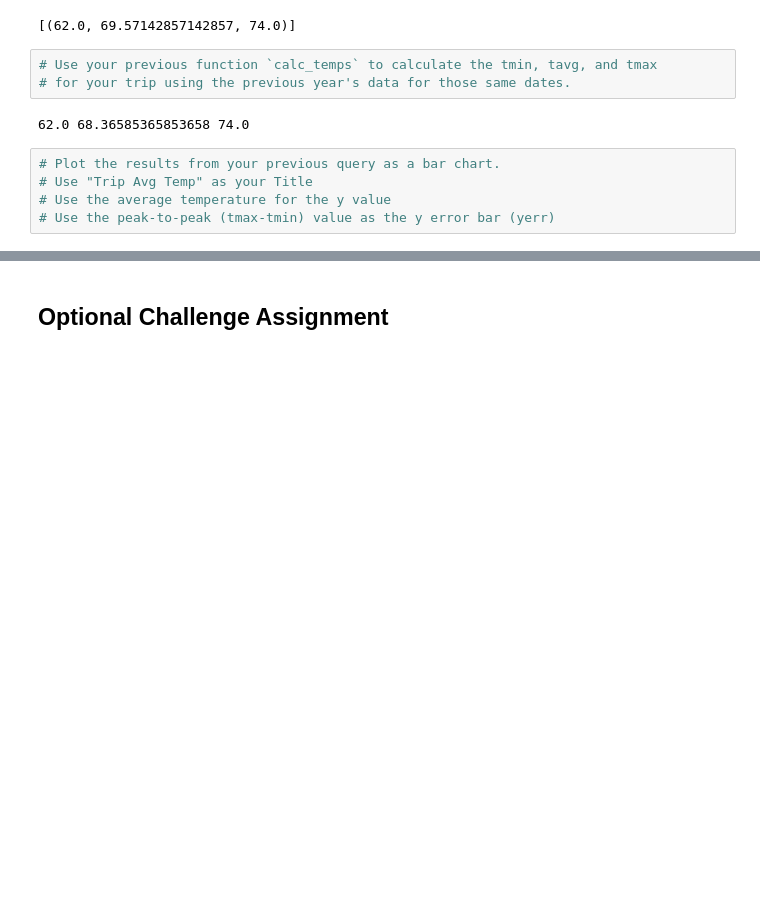
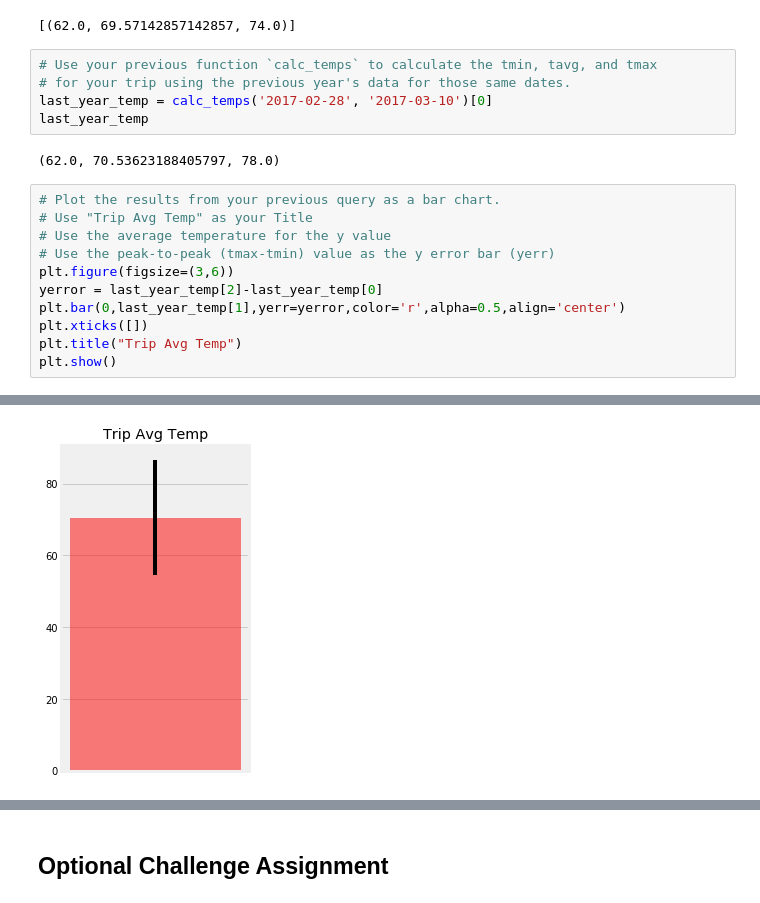
Before and after one commit to vgangaprasad/SQLalchemy-Challenge, a Jupyter notebook: climate_analysis.ipynb, the cells around one changed output, grey strips where cells are left out. Saved outputs shown, nothing was run; the diff lists cells and outputs as text; blank space fills up the shorter version.

```diff
--- a/climate_analysis.ipynb
+++ b/climate_analysis.ipynb
@@ -162,11 +187,19 @@ print(calc_temps('2012-02-28', '2012-03-05'))
 # %%
 # Use your previous function `calc_temps` to calculate the tmin, tavg, and tmax
 # for your trip using the previous year's data for those same dates.
+last_year_temp = calc_temps('2017-02-28', '2017-03-10')[0]
+last_year_temp
 # %% [output]
-62.0 68.36585365853658 74.0
+(62.0, 70.53623188405797, 78.0)
 # %%
 # Plot the results from your previous query as a bar chart.
 # Use "Trip Avg Temp" as your Title
 # Use the average temperature for the y value
 # Use the peak-to-peak (tmax-tmin) value as the y error bar (yerr)
+plt.figure(figsize=(3,6))
+yerror = last_year_temp[2]-last_year_temp[0]
+plt.bar(0,last_year_temp[1],yerr=yerror,color='r',alpha=0.5,align='center')
+plt.xticks([])
+plt.title("Trip Avg Temp")
+plt.show()
 # %% [output]
@@ -175,3 +206,4 @@ print(calc_temps('2012-02-28', '2012-03-05'))
+[figure, added]
 # %%
 # Calculate the total amount of rainfall per weather station for your trip dates using the previous year's matching dates.
 # Sort this in descending order by precipitation amount and list the station, name, latitude, longitude, and elevation
```
Also changed, not shown: parts of 10 cells of this notebook.
